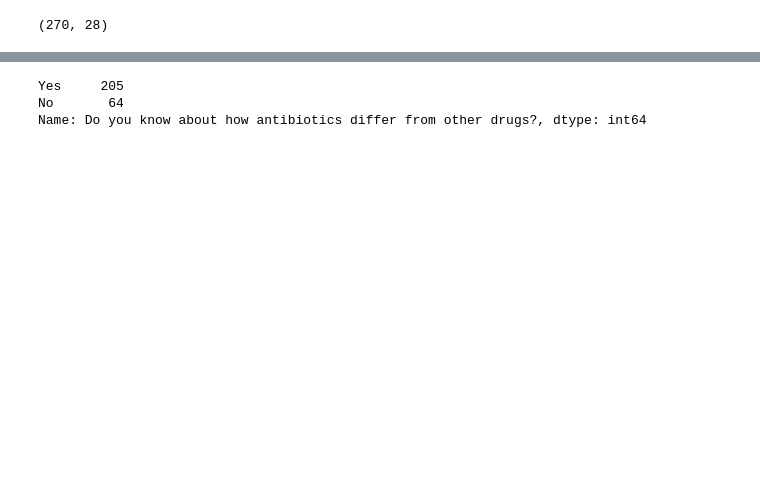
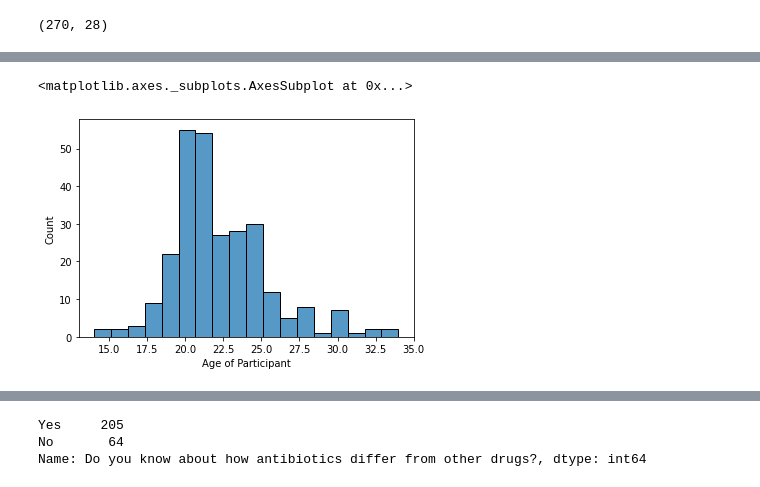
Before and after one commit to chiralbd/Antibiotics-Registance, a Jupyter notebook: code/Analyzing Questionnaire.ipynb, the cells around one changed output, grey strips where cells are left out. Drawn from its saved outputs; the diff is of its cells as text; code cells hidden in the pictures; blank space fills up the shorter version.

```diff
--- a/code/Analyzing Questionnaire.ipynb
+++ b/code/Analyzing Questionnaire.ipynb
@@ -61,0 +64,5 @@ memory usage: 59.2+ KB
+# %%
+sns.histplot(df['Age of Participant'])
+# %% [output]
+<matplotlib.axes._subplots.AxesSubplot at 0x...>
+[figure, added]
```
Also changed, not shown: parts of 94 cells of this notebook, 4 other files.
